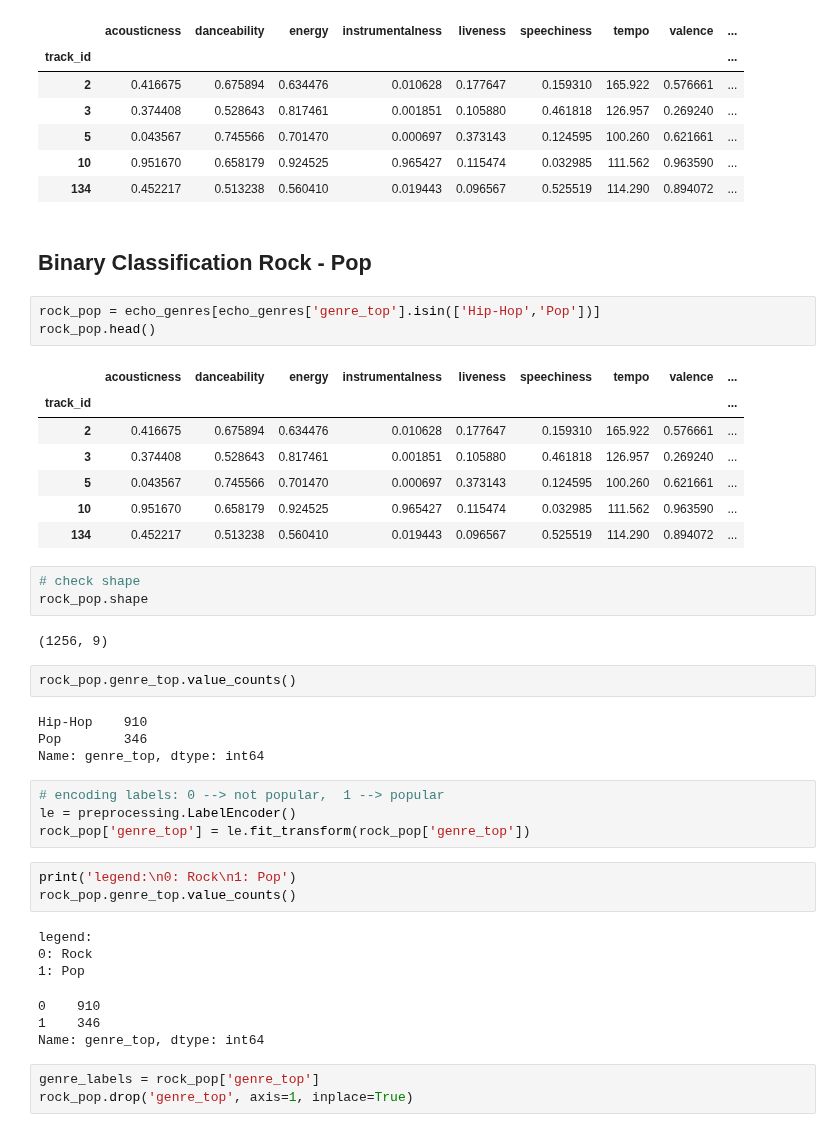
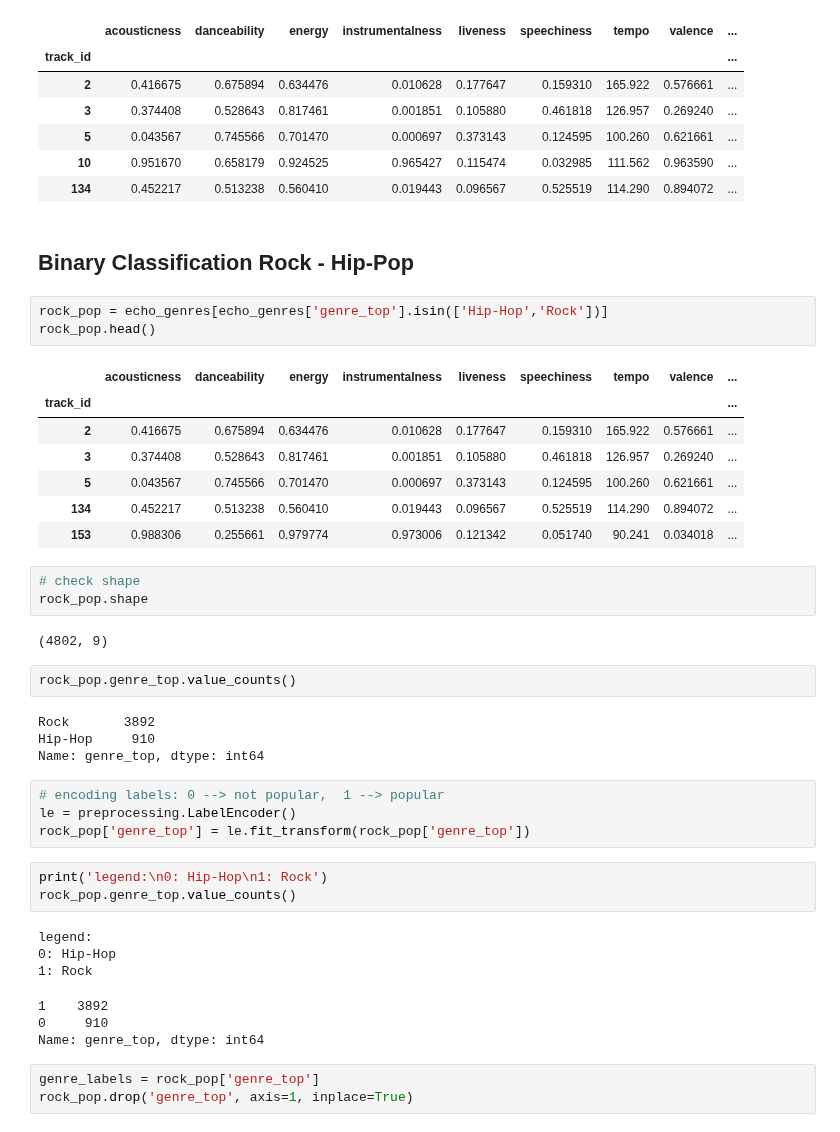
Before and after one commit to gaetanoantonicchio/DataMining-2, a Jupyter notebook: classification-unbalanced/genre_class-decision_tree-KNN_unbalanced-echonest.ipynb, the cells around one changed output. Saved outputs shown, nothing was run; the diff lists cells and outputs as text.

Commit message:
- fixed mistake in defining labels: correct labels are Rock/Hip-Pop - did grid search and build decision tree classifier

```diff
--- a/classification-unbalanced/genre_class-decision_tree-KNN_unbalanced-echonest.ipynb
+++ b/classification-unbalanced/genre_class-decision_tree-KNN_unbalanced-echonest.ipynb
@@ -42,42 +42,42 @@ echo_genres.head()
 | 10 | 0.951670 | 0.658179 | 0.924525 | 0.965427 | 0.115474 | 0.032985 | 111.562 | 0.963590 | ... |
 | 134 | 0.452217 | 0.513238 | 0.560410 | 0.019443 | 0.096567 | 0.525519 | 114.290 | 0.894072 | ... |
 # %% [markdown]
-## Binary Classification Rock - Pop
+## Binary Classification Rock - Hip-Pop
 # %%
-rock_pop = echo_genres[echo_genres['genre_top'].isin(['Hip-Hop','Pop'])]
+rock_pop = echo_genres[echo_genres['genre_top'].isin(['Hip-Hop','Rock'])]
 rock_pop.head()
 # %% [output]
 |  | acousticness | danceability | energy | instrumentalness | liveness | speechiness | tempo | valence | ... |
 | track_id |  |  |  |  |  |  |  |  | ... |
 | 2 | 0.416675 | 0.675894 | 0.634476 | 0.010628 | 0.177647 | 0.159310 | 165.922 | 0.576661 | ... |
 | 3 | 0.374408 | 0.528643 | 0.817461 | 0.001851 | 0.105880 | 0.461818 | 126.957 | 0.269240 | ... |
 | 5 | 0.043567 | 0.745566 | 0.701470 | 0.000697 | 0.373143 | 0.124595 | 100.260 | 0.621661 | ... |
-| 10 | 0.951670 | 0.658179 | 0.924525 | 0.965427 | 0.115474 | 0.032985 | 111.562 | 0.963590 | ... |
 | 134 | 0.452217 | 0.513238 | 0.560410 | 0.019443 | 0.096567 | 0.525519 | 114.290 | 0.894072 | ... |
+| 153 | 0.988306 | 0.255661 | 0.979774 | 0.973006 | 0.121342 | 0.051740 | 90.241 | 0.034018 | ... |
 # %%
 # check shape
 rock_pop.shape
 # %% [output]
-(1256, 9)
+(4802, 9)
 # %%
 rock_pop.genre_top.value_counts()
 # %% [output]
-Hip-Hop    910
-Pop        346
+Rock       3892
+Hip-Hop     910
 Name: genre_top, dtype: int64
 # %%
 # encoding labels: 0 --> not popular,  1 --> popular
 le = preprocessing.LabelEncoder()
 rock_pop['genre_top'] = le.fit_transform(rock_pop['genre_top'])
 # %%
-print('legend:\n0: Rock\n1: Pop')
+print('legend:\n0: Hip-Hop\n1: Rock')
 rock_pop.genre_top.value_counts()
 # %% [output]
 legend:
-0: Rock
-1: Pop
+0: Hip-Hop
+1: Rock
-0    910
-1    346
+1    3892
+0     910
 Name: genre_top, dtype: int64
 # %%
 genre_labels = rock_pop['genre_top']
```
Also changed, not shown: parts of 10 cells of this notebook.
